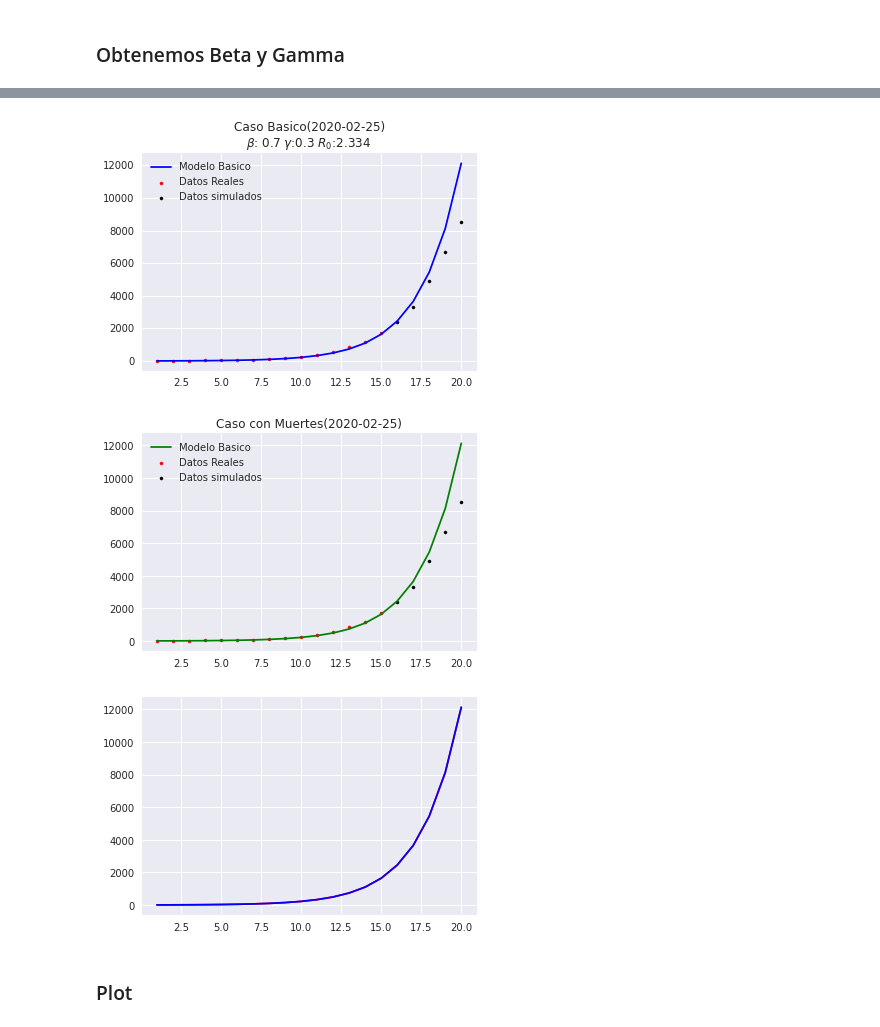
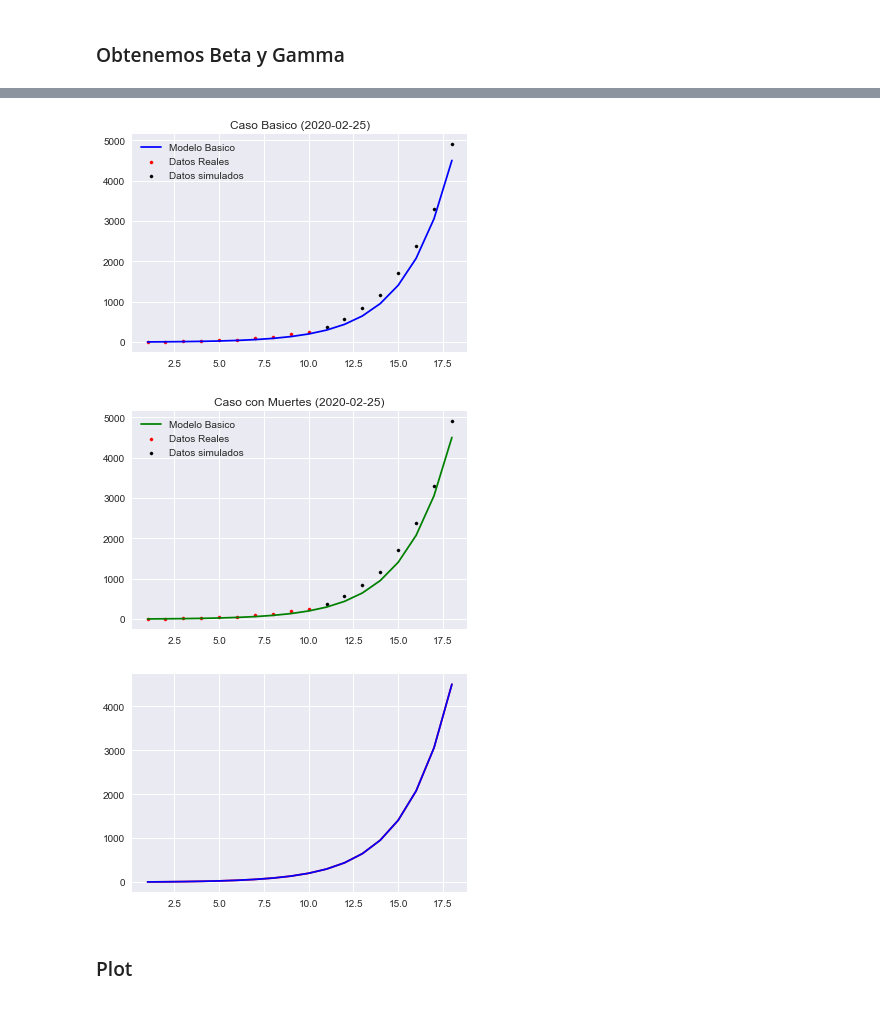
Before and after one commit to fbellidopazos/covidSIRAnalysis, a Jupyter notebook: SIRNotebook.ipynb, the cells around one changed output, grey strips where cells are left out. Cells and saved outputs as stored; diff of their text form; code cells hidden in the pictures.

```diff
--- a/SIRNotebook.ipynb
+++ b/SIRNotebook.ipynb
@@ -13,19 +14,17 @@ Parametros a cambiar
 - export2Tex : True si se quiere exportar a Latex, caso contrario False
 # %% [markdown]
 # Parametros a cambiar
+# %%
+'''
+* initDay : Dia Inicial desde donde queremos predecir
+* day : Cuantos dias desde `initDay` cortamos
+
+* predictionNumber : el numero de dias que queremos predecir desde `initDay + day`
+'''
+initDay = 0
+day = 10
+predictionNumber = 8
 # %%
-'''
-* initDay : Dia Inicial desde donde queremos predecir
-* day : Cuantos dias desde `initDay` cortamos
-
-* predictionNumber : el numero de dias que queremos predecir desde `initDay + day`
-'''
-initDay = 0
-day=15
-predictionNumber = 5
-
-
-
 '''
 * yearsFuture : Numero de años a visualizar con los parametros beta y gamma obtenidos
 '''
@@ -222,31 +221,31 @@ for i in range(0,len(yDataPred)):
 # %%
 '''
 Enfrentamos el modelo SIR basico con los datos reales y vemos si se predice correctamente
 '''
 plt.figure("Caso Basico")
-plt.title(f"Caso Basico({xData_Date[initDay]})\n$\\beta$: {round(beta,3)} $\gamma$:{round(gamma,3)} $R_0$:{round(beta/gamma,3)}")
+plt.title(f"Caso Basico ({xData_Date[initDay]})")
 plt.plot(xDataPred,acumulativeInfectius,"b")
 
 if(not simulacionFuturo):
     plt.scatter(xData, acumulativeInfectiusReal[:len(xData)], c="red",s=10)
     plt.legend(["Modelo Basico","Datos Reales"])
 
 else:
     plt.scatter(xData, acumulativeInfectiusReal[:len(xData)], c="red",s=10)
     plt.scatter(xDataPred[len(xData):], acumulativeInfectiusReal[len(xData):], c="black",s=10)
     plt.legend(["Modelo Basico","Datos Reales", "Datos simulados"])
 
 
 toLatex(f"Muertes Acumuladas - Caso Basico",export2Tex)
 plt.show()
 # %% [output]
-[figure, old version]
+[figure, new version]
 # %%
 '''
 Enfrentamos el modelo SIR - con muertes - con los datos reales y vemos si se predice correctamente
 '''
 plt.figure("Caso con muertes")
-plt.title(f"Caso con Muertes({xData_Date[initDay]})")
+plt.title(f"Caso con Muertes ({xData_Date[initDay]})")
 plt.plot(xDataPred,acumulativeInfectius2,"g")
 
 if(not simulacionFuturo):
@@ -261,7 +260,7 @@ else:
 toLatex("Muertes Acumuladas - Caso Muertes",export2Tex)
 plt.show()
 # %% [output]
-[figure, old version]
+[figure, new version]
 # %%
 '''
 Comparamos ambas graficas
@@ -270,7 +269,7 @@ plt.plot(xDataPred,acumulativeInfectius2,"r")
 plt.plot(xDataPred,acumulativeInfectius,"b")
 plt.show()
 # %% [output]
-[figure, old version]
+[figure, new version]
 # %% [markdown]
 ### Plot
 # %%
```
Also changed, not shown: parts of 5 cells of this notebook, 4 other files.
